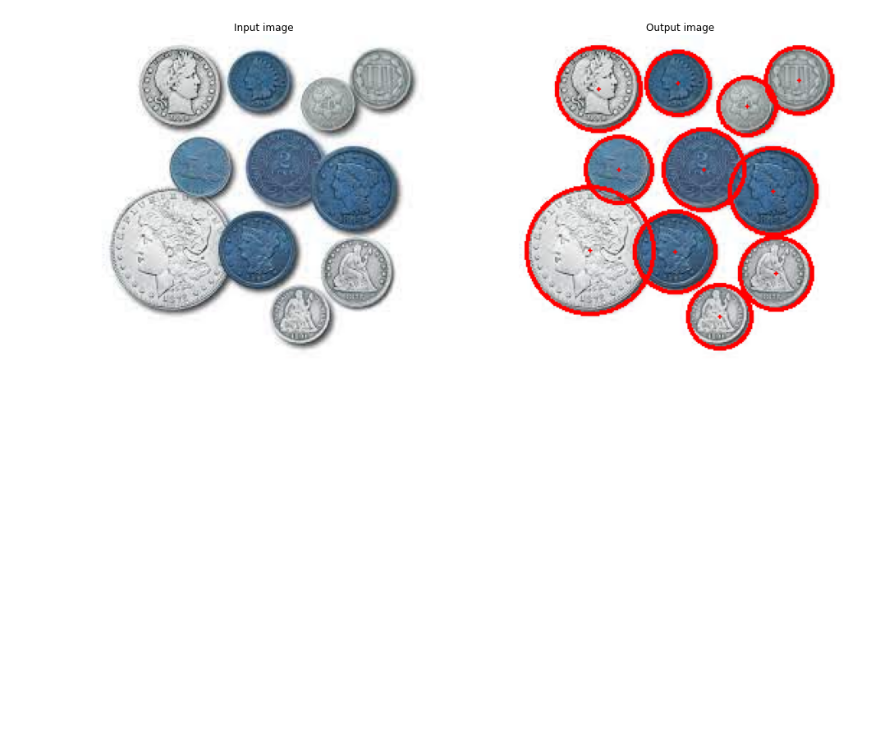
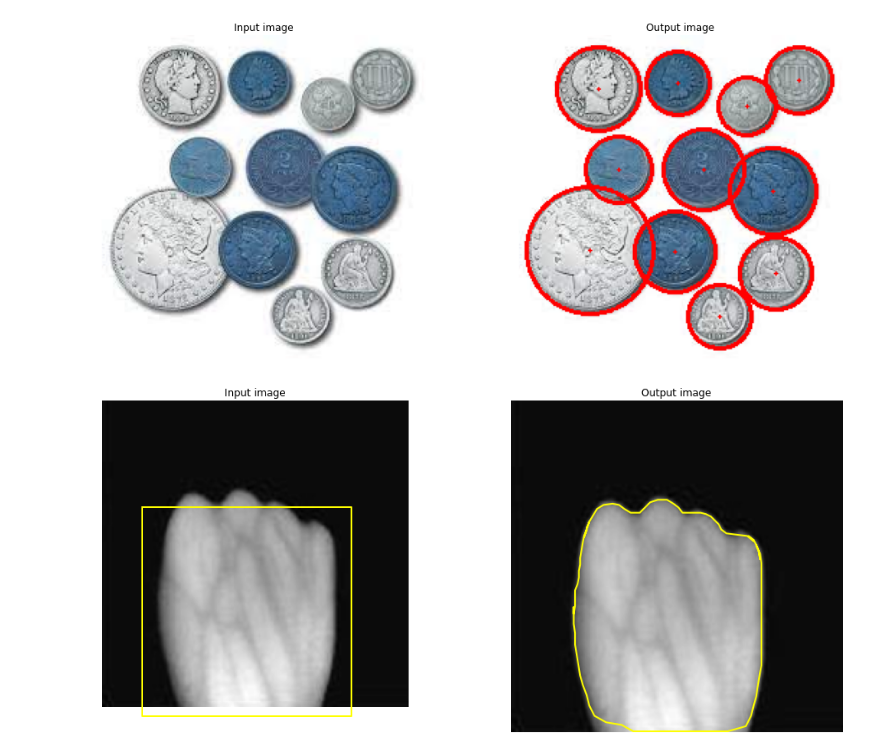
Before and after one commit to ahmed-sedky/computer-vision-basics, a Jupyter notebook: task_2.ipynb, the cells around one changed output. Saved outputs shown, nothing was run; the diff lists cells and outputs as text; code cells hidden in the pictures; blank space fills up the shorter version.

Commit message:
Fixed active contour

```diff
--- a/task_2.ipynb
+++ b/task_2.ipynb
@@ -77,3 +77,52 @@ plt.tight_layout()
 plt.show()
 # %% [output]
 [figure]
+# %%
+alpha = 20
+beta = 0.01
+gamma = 2
+w_line = 1
+w_edge = 8
+num_points_circle = 50
+num_xpoints = 180
+num_ypoints = 180
+num_iterations = 100
+
+img = cv2.imread("images/hand.png",0)
+image_src = np.copy(img)
+
+contour_x, contour_y, WindowCoordinates = activeContour.create_square_contour(source=image_src,
+                                                                num_xpoints=num_xpoints, num_ypoints=num_ypoints)
+# contour_x, contour_y, WindowCoordinates = create_elipse_contour(source=image_src,
+#                                                                 num_points = num_points_circle)
+ExternalEnergy = gamma * activeContour.calculate_external_energy(image_src, w_line, w_edge)
+
+fig, axes = plt.subplots(1, 2, figsize=(15, 6))
+ax = axes.ravel()
+
+cont_x, cont_y = np.copy(contour_x), np.copy(contour_y)
+ax[0].set_title('Input image')
+ax[0].imshow(img, cmap='gray')
+ax[0].plot(np.r_[cont_x, cont_x[0]],
+        np.r_[cont_y, cont_y[0]], c=(1, 1, 0), lw=2)
+ax[0].set_axis_off()
+
+for iteration in range(num_iterations):
+    cont_x, cont_y = activeContour.iterate_contour(source=image_src, contour_x=cont_x, contour_y=cont_y,
+                                        external_energy=ExternalEnergy, window_coordinates=WindowCoordinates,
+                                        alpha=alpha, beta=beta)
+    # result = []
+    # for j in range(len(cont_x)):
+    #     result = cv2.circle(image_src,(int(cont_x[j]),int(cont_y[j])),3,[255,255,0],-1)
+    # cv2.imwrite("result" + str(iteration) + ".jpg",result)
+
+ax[1].set_title('Output image')
+ax[1].imshow(img, cmap='gray')
+ax[1].plot(np.r_[cont_x, cont_x[0]],
+        np.r_[cont_y, cont_y[0]], c=(1, 1, 0), lw=2)
+ax[1].set_axis_off()
+
+plt.tight_layout()
+plt.show()
+# %% [output]
+[figure, added]
```
Also changed, not shown: parts of 1 cell of this notebook, 5 other files.
